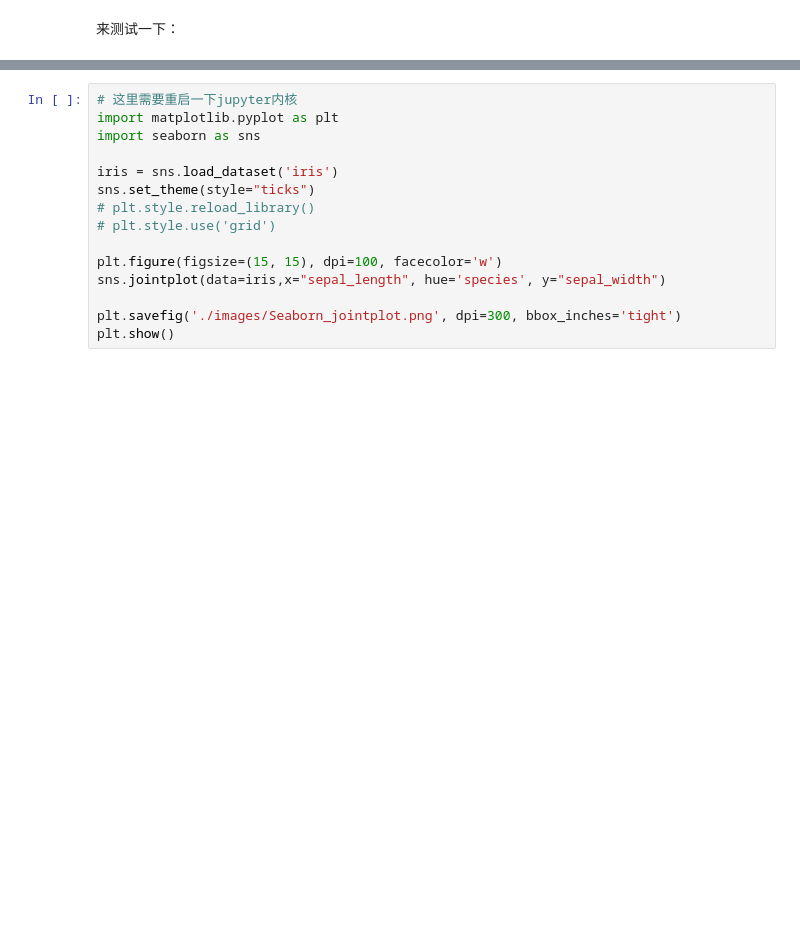
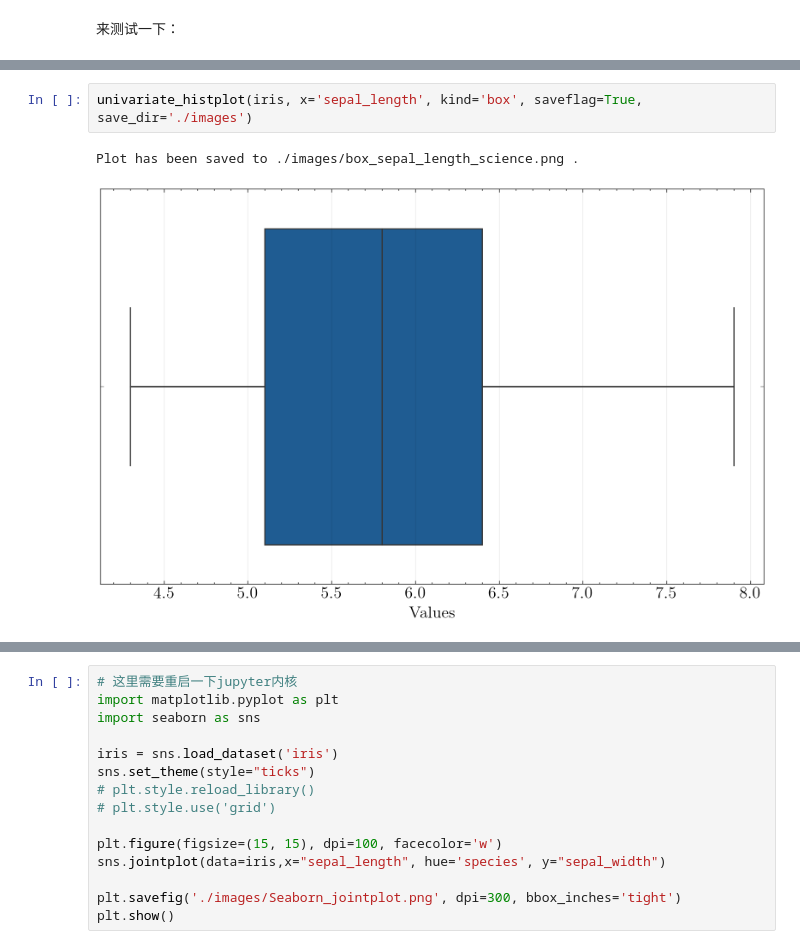
Before and after one commit to GKDGKD/paper_plot_learning, a Jupyter notebook: 第3章 单变量绘图.ipynb, the cells around one changed output, grey strips where cells are left out. Saved outputs shown, nothing was run; the diff lists cells and outputs as text; blank space fills up the shorter version.

```diff
--- a/第3章 单变量绘图.ipynb
+++ b/第3章 单变量绘图.ipynb
@@ -289,0 +328,5 @@ Plot has been saved to ./images/kdesepal_length_species_science.png .
+# %%
+univariate_histplot(iris, x='sepal_length', kind='box', saveflag=True, save_dir='./images')
+# %% [output]
+Plot has been saved to ./images/box_sepal_length_science.png .
+[figure, added]
```
Also changed, not shown: parts of 15 cells of this notebook, 27 other files.
